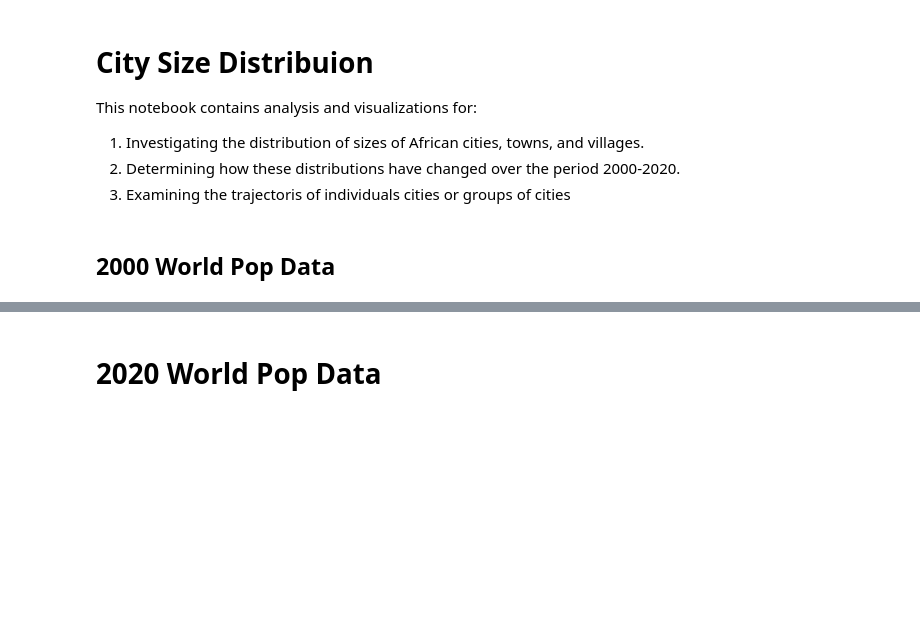
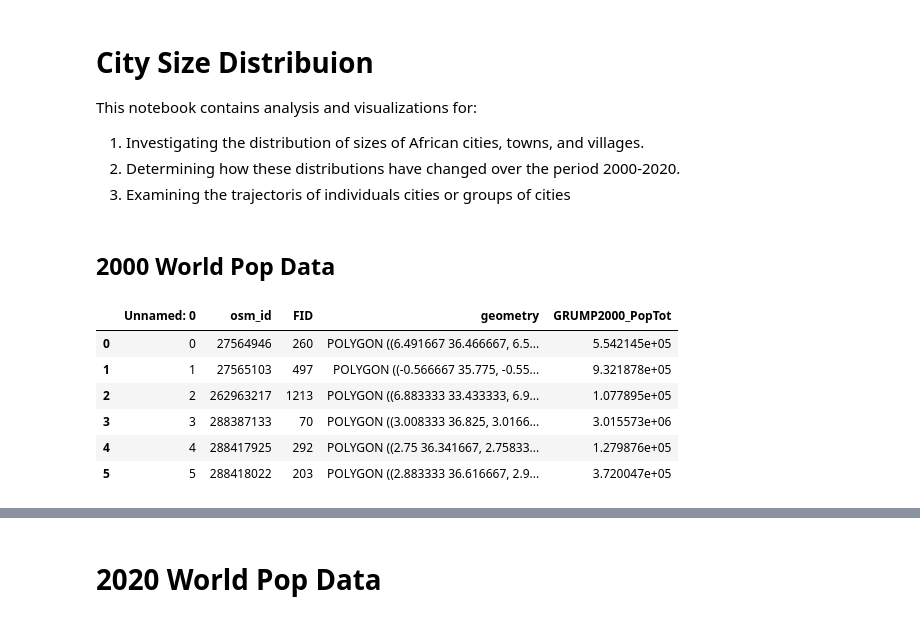
Before and after one commit to cascadet/AfricaUrbanPop, a Jupyter notebook: notebooks/jupyter/City_Size_Distribution_Analysis.ipynb, the cells around one changed output, grey strips where cells are left out. Drawn from its saved outputs; the diff is of its cells as text; code cells hidden in the pictures; blank space fills up the shorter version.

```diff
--- a/notebooks/jupyter/City_Size_Distribution_Analysis.ipynb
+++ b/notebooks/jupyter/City_Size_Distribution_Analysis.ipynb
@@ -34,4 +34,14 @@ variable = 'Wpop2000'
 year = 2000
+# %%
+df.head(6)
+# %% [output]
+|  | Unnamed: 0 | osm_id | FID | geometry | GRUMP2000_PopTot |
+| 0 | 0 | 27564946 | 260 | POLYGON ((6.491667 36.466667, 6.5... | 5.542145e+05 |
+| 1 | 1 | 27565103 | 497 | POLYGON ((-0.566667 35.775, -0.55... | 9.321878e+05 |
+| 2 | 2 | 262963217 | 1213 | POLYGON ((6.883333 33.433333, 6.9... | 1.077895e+05 |
+| 3 | 3 | 288387133 | 70 | POLYGON ((3.008333 36.825, 3.0166... | 3.015573e+06 |
+| 4 | 4 | 288417925 | 292 | POLYGON ((2.75 36.341667, 2.75833... | 1.279876e+05 |
+| 5 | 5 | 288418022 | 203 | POLYGON ((2.883333 36.616667, 2.9... | 3.720047e+05 |
 # %%
 datafile = working_directory + data_file
 df = pd.read_csv(datafile)
```
Also changed, not shown: parts of 7 cells of this notebook, 14 other files.
